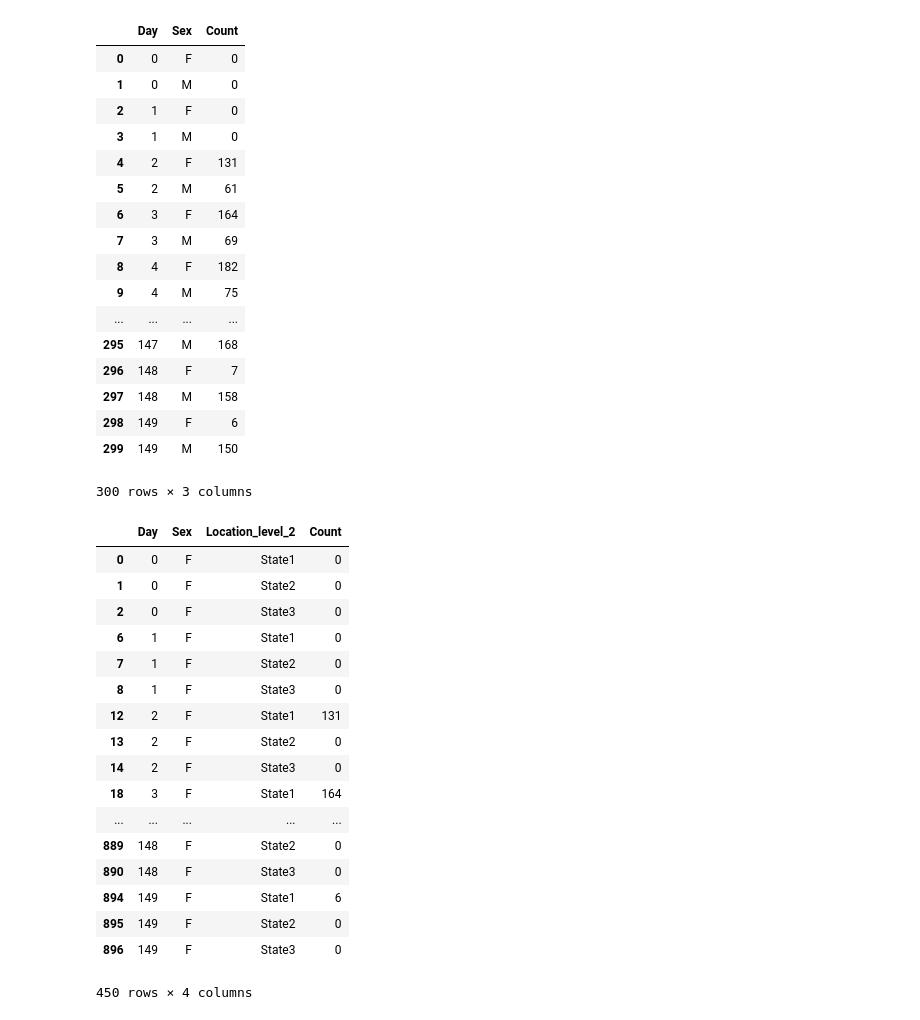
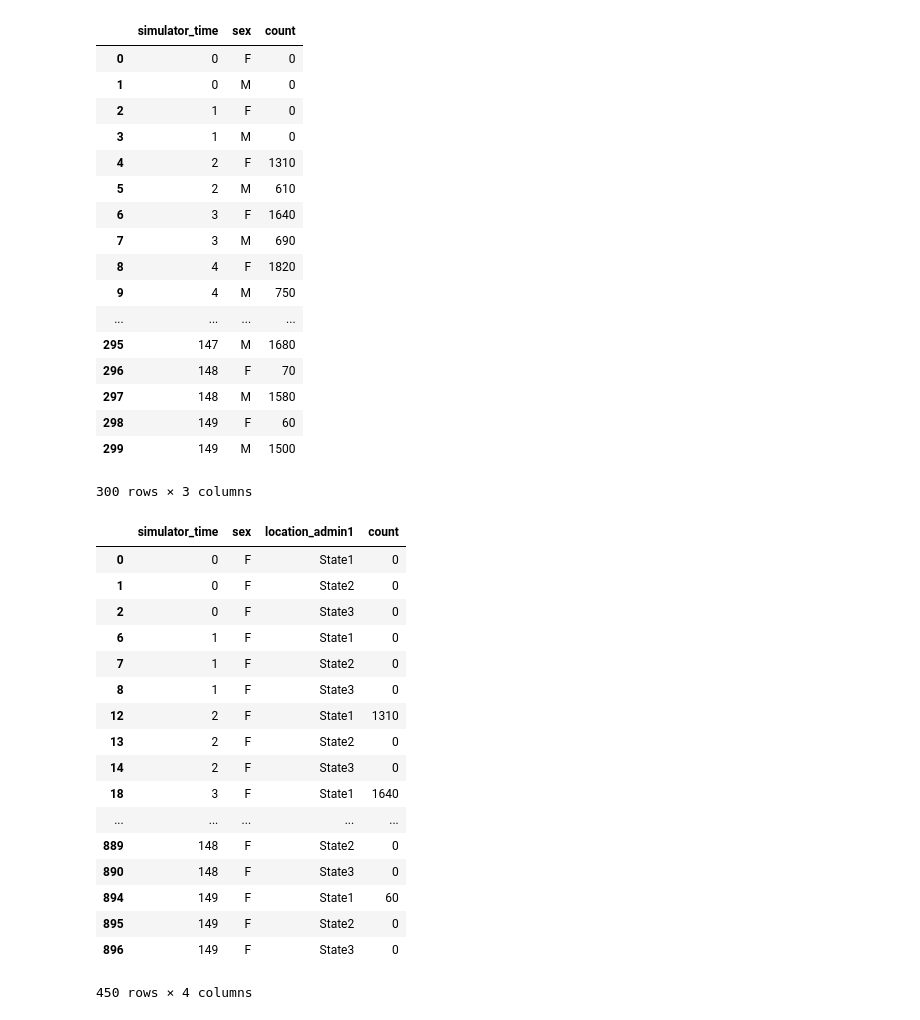
Before and after one commit to ApolloDev/jupyter-notebooks, a Jupyter notebook: demo.ipynb, the cells around one changed output. Drawn from its saved outputs; the diff is of its cells as text; code cells hidden in the pictures.

```diff
--- a/demo.ipynb
+++ b/demo.ipynb
@@ -11,6 +11,6 @@ import numpy as np
 import pandas as pd
 import tables
 # %%
-line_listing = pd.read_csv('http://research.rods.pitt.edu/data.csv')
+line_listing = pd.read_csv('http://research.rods.pitt.edu/line_listing.csv')
 line_listing
 # %% [output]
@@ -68,30 +68,30 @@ output_file("nspd.html")
 
 show(plot)
 # %%
-newly_sick = line_listing[line_listing['Infection_state'] == 'NEWLY_SICK']
+newly_sick = line_listing[line_listing['infection_state'] == 'NEWLY_SICK']
 
-newly_sick_per_day_by_sex = newly_sick.groupby(['Day', 'Sex'])['Count'].aggregate(sum)
-newly_sick_per_day_by_sex = newly_sick_per_day_by_sex.to_frame("Count")
+newly_sick_per_day_by_sex = newly_sick.groupby(['simulator_time', 'sex'])['count'].aggregate(sum)
+newly_sick_per_day_by_sex = newly_sick_per_day_by_sex.to_frame("count")
 newly_sick_per_day_by_sex = newly_sick_per_day_by_sex.reset_index()
 
 newly_sick_per_day_by_sex
 # %% [output]
-|  | Day | Sex | Count |
+|  | simulator_time | sex | count |
 | 0 | 0 | F | 0 |
 | 1 | 0 | M | 0 |
 | 2 | 1 | F | 0 |
 | 3 | 1 | M | 0 |
-| 4 | 2 | F | 131 |
-| 5 | 2 | M | 61 |
-| 6 | 3 | F | 164 |
-| 7 | 3 | M | 69 |
-| 8 | 4 | F | 182 |
-| 9 | 4 | M | 75 |
+| 4 | 2 | F | 1310 |
+| 5 | 2 | M | 610 |
+| 6 | 3 | F | 1640 |
+| 7 | 3 | M | 690 |
+| 8 | 4 | F | 1820 |
+| 9 | 4 | M | 750 |
 | ... | ... | ... | ... |
-| 295 | 147 | M | 168 |
-| 296 | 148 | F | 7 |
-| 297 | 148 | M | 158 |
-| 298 | 149 | F | 6 |
-| 299 | 149 | M | 150 |
+| 295 | 147 | M | 1680 |
+| 296 | 148 | F | 70 |
+| 297 | 148 | M | 1580 |
+| 298 | 149 | F | 60 |
+| 299 | 149 | M | 1500 |
 300 rows × 3 columns
 # %%
@@ -103,32 +103,32 @@ output_file("nspdbs.html")
 
 show(plot)
 # %%
-newly_sick = line_listing[line_listing['Infection_state'] == 'NEWLY_SICK']
+newly_sick = line_listing[line_listing['infection_state'] == 'NEWLY_SICK']
 
-newly_sick_per_day_by_sex_and_state = newly_sick.groupby(['Day', 'Sex','Location_level_2'])['Count'].aggregate(sum)
-newly_sick_per_day_by_sex_and_state = newly_sick_per_day_by_sex_and_state.to_frame("Count")
+newly_sick_per_day_by_sex_and_state = newly_sick.groupby(['simulator_time', 'sex','location_admin1'])['count'].aggregate(sum)
+newly_sick_per_day_by_sex_and_state = newly_sick_per_day_by_sex_and_state.to_frame("count")
 newly_sick_per_day_by_sex_and_state = newly_sick_per_day_by_sex_and_state.reset_index()
 
 newly_sick_females_per_day_by_state = (newly_sick_per_day_by_sex_and_state
-                                       [newly_sick_per_day_by_sex_and_state.Sex.str.contains("M") == False])
+                                       [newly_sick_per_day_by_sex_and_state.sex.str.contains("M") == False])
 
 newly_sick_females_per_day_by_state
 # %% [output]
-|  | Day | Sex | Location_level_2 | Count |
+|  | simulator_time | sex | location_admin1 | count |
 | 0 | 0 | F | State1 | 0 |
 | 1 | 0 | F | State2 | 0 |
 | 2 | 0 | F | State3 | 0 |
 | 6 | 1 | F | State1 | 0 |
 | 7 | 1 | F | State2 | 0 |
 | 8 | 1 | F | State3 | 0 |
-| 12 | 2 | F | State1 | 131 |
+| 12 | 2 | F | State1 | 1310 |
 | 13 | 2 | F | State2 | 0 |
 | 14 | 2 | F | State3 | 0 |
-| 18 | 3 | F | State1 | 164 |
+| 18 | 3 | F | State1 | 1640 |
 | ... | ... | ... | ... | ... |
 | 889 | 148 | F | State2 | 0 |
 | 890 | 148 | F | State3 | 0 |
-| 894 | 149 | F | State1 | 6 |
+| 894 | 149 | F | State1 | 60 |
 | 895 | 149 | F | State2 | 0 |
 | 896 | 149 | F | State3 | 0 |
 450 rows × 4 columns
```
Also changed, not shown: parts of 7 cells of this notebook.
